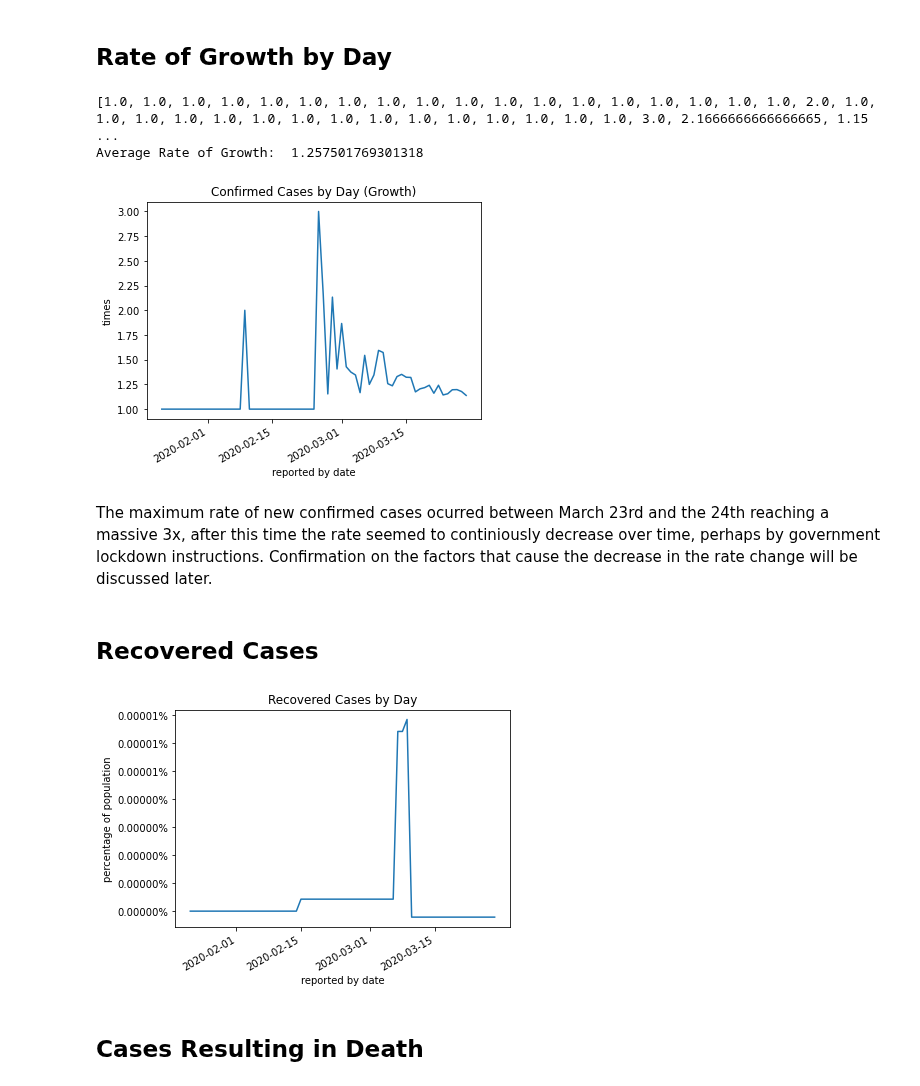
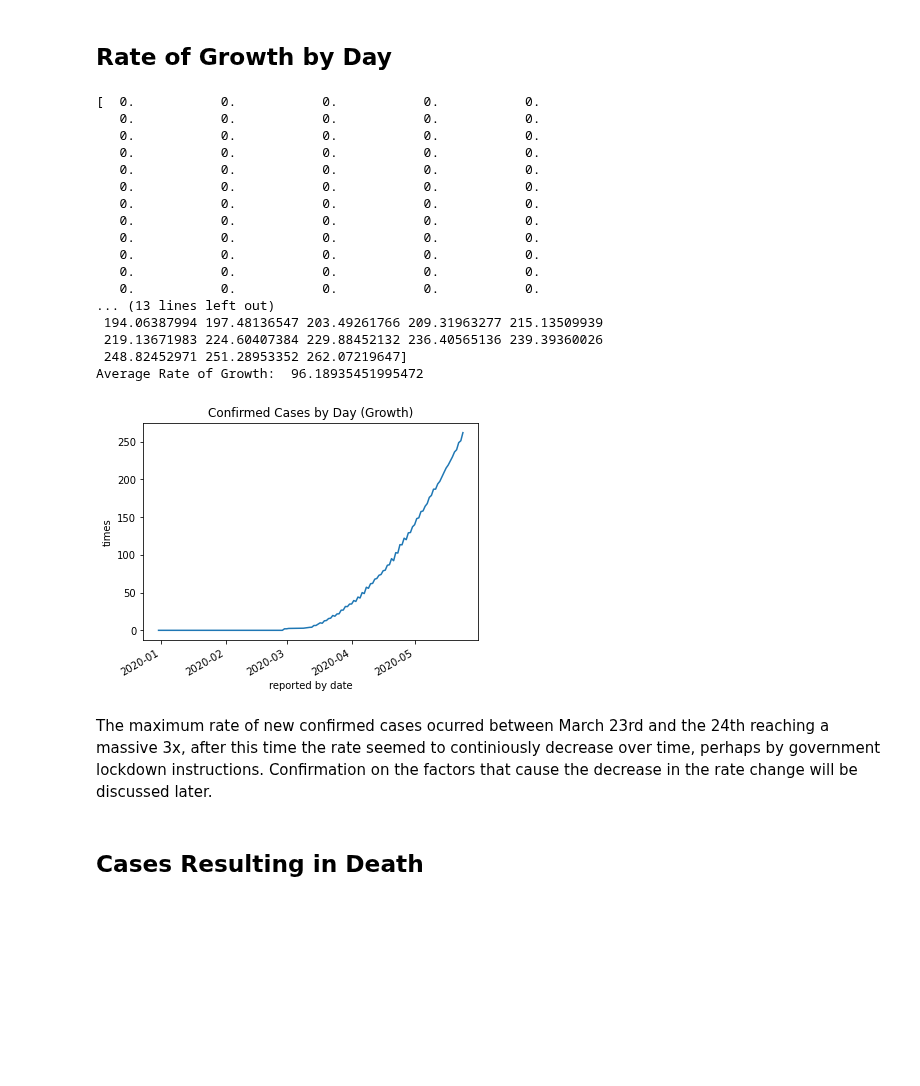
Before and after one commit to PrettyBoyHelios/spain-covid19, a Jupyter notebook: Spain Infected Population Analysis.ipynb, the cells around one changed output. Saved outputs shown, nothing was run; the diff lists cells and outputs as text; code cells hidden in the pictures; blank space fills up the shorter version.

Commit message:
WIP Refactor for Data Gathering
Now every run retrieves most up to date data.

```diff
--- a/Spain Infected Population Analysis.ipynb
+++ b/Spain Infected Population Analysis.ipynb
@@ -11,40 +14,21 @@ from matplotlib.ticker import PercentFormatter
 # %% [markdown]
 We filter data given a specific country. So that it is easier to handle.
 # %%
-data = pd.read_csv("data/covid-worldwide.csv")
+data = DataReader()
 # interestCountry = input("Please enter a country name\n")
-interestCountry = "Spain"
-filteredData = data[data["Country/Region"] == interestCountry]
+mx = data.get_country_data("MX")
 # %% [markdown]
 Now, we proceed to sort data so that it is easily handled to be plotted in a matplotlib chart. We start by retrieving the sick population.
 # %%
 # Set the variable for the population size of the selected country
 # popSize = input("introduce the population size for your country")
-popSize = 46.66 * 10e6
+pop_size = mx.pop_size
+confirmedCases = mx.get_cases(acc=True) / float(pop_size) * 100.0
+confirmedCasesTotal = mx.get_cases(acc=True)
+# recoveredCases = [row['Recovered']/popSize * 100 for _, row in filteredData.iterrows()]
+deathCases = mx.get_deaths()
+dates = mx.get_dates()
 
-confirmedCases = [row['Confirmed']/popSize * 100 for _, row in filteredData.iterrows()]
-confirmedCasesTotal = [row['Confirmed'] for _, row in filteredData.iterrows()]
-recoveredCases = [row['Recovered']/popSize * 100 for _, row in filteredData.iterrows()]
-deathCases = [row['Deaths'] for _, row in filteredData.iterrows()]
-dates = [datetime.datetime.strptime(row['Date'], "%Y-%m-%d") for _, row in filteredData.iterrows()]
-
-deathsPercent = [ x/confirmedCases[i]/popSize*100 if confirmedCases[i] != 0.0 else 0.0 for i, x in enumerate(deathCases)]
+deathsPercent = [ x/confirmedCases[i]/float(pop_size)*100 if confirmedCases[i] != 0.0 else 0.0 for i, x in enumerate(deathCases)]
 previousData = 0
-ccR = []
-
-firstDay = 0
-firstDayFlag = False
-for i, row in filteredData.iterrows():
-    if not firstDayFlag:
-        if row['Confirmed'] > 0:
-            firstDayFlag = True
-        firstDay += 1
-    if row['Confirmed'] != 0.0:
-        if previousData == 0.0:
-            ccR.append(1.0)
-        else:
-            rate = row['Confirmed']/previousData
-            ccR.append(rate)
-        previousData = row['Confirmed']
-    else:
-        ccR.append(1.0)
+ccR = mx.get_growth_rate(mx.get_cases(acc=True))
@@ -78,42 +77,43 @@ plt.show()
 ## Rate of Growth by Day
 # %%
 print(ccR)
-# FIX FOR ACCURATE RATE OF GROWTH CALCUATION
+firstDay = mx.calculate_first_day()
 totalDays = 0
 avgRate = 0.0
 for i, rate in enumerate(ccR):
     if i >= firstDay:
         avgRate += rate
         totalDays += 1
 
 avgRate = avgRate/totalDays
 print("Average Rate of Growth: ", avgRate)
 fig, ax = plt.subplots()
 ax.plot(dates, ccR)
 ax.set_title("Confirmed Cases by Day (Growth)")
 ax.set_xlabel("reported by date")
 ax.set_ylabel("times")
 plt.setp(ax.get_xticklabels(), rotation=30, ha='right')
 plt.show()
 # %% [output]
-[1.0, 1.0, 1.0, 1.0, 1.0, 1.0, 1.0, 1.0, 1.0, 1.0, 1.0, 1.0, 1.0, 1.0, 1.0, 1.0, 1.0, 1.0, 2.0, 1.0, 1.0, 1.0, 1.0, 1.0, 1.0, 1.0, 1.0, 1.0, 1.0, 1.0, 1.0, 1.0, 1.0, 1.0, 3.0, 2.1666666666666665, 1.15 ...
-Average Rate of Growth:  1.257501769301318
+[  0.           0.           0.           0.           0.
+   0.           0.           0.           0.           0.
+   0.           0.           0.           0.           0.
+   0.           0.           0.           0.           0.
+   0.           0.           0.           0.           0.
+   0.           0.           0.           0.           0.
+   0.           0.           0.           0.           0.
+   0.           0.           0.           0.           0.
+   0.           0.           0.           0.           0.
+   0.           0.           0.           0.           0.
+   0.           0.           0.           0.           0.
+   0.           0.           0.           0.           0.
+... (13 lines left out)
+ 194.06387994 197.48136547 203.49261766 209.31963277 215.13509939
+ 219.13671983 224.60407384 229.88452132 236.40565136 239.39360026
+ 248.82452971 251.28953352 262.07219647]
+Average Rate of Growth:  96.18935451995472
-[figure, old version]
+[figure, new version]
 # %% [markdown]
 The maximum rate of new confirmed cases ocurred between March 23rd and the 24th reaching a massive 3x, after this time the rate seemed to continiously decrease over time, perhaps by government lockdown instructions. Confirmation on the factors that cause the decrease in the rate change will be discussed later.
-# %% [markdown]
-## Recovered Cases
-# %%
-fig, ax = plt.subplots()
-ax.plot(dates,recoveredCases)
-ax.set_title("Recovered Cases by Day")
-ax.set_xlabel("reported by date")
-ax.set_ylabel("percentage of population")
-ax.yaxis.set_major_formatter(PercentFormatter())
-
-plt.setp(ax.get_xticklabels(), rotation=30, ha='right')
-plt.show()
-# %% [output]
-[figure, removed]
 # %% [markdown]
 ## Cases Resulting in Death
```
Also changed, not shown: parts of 7 cells of this notebook, 3 other files.
